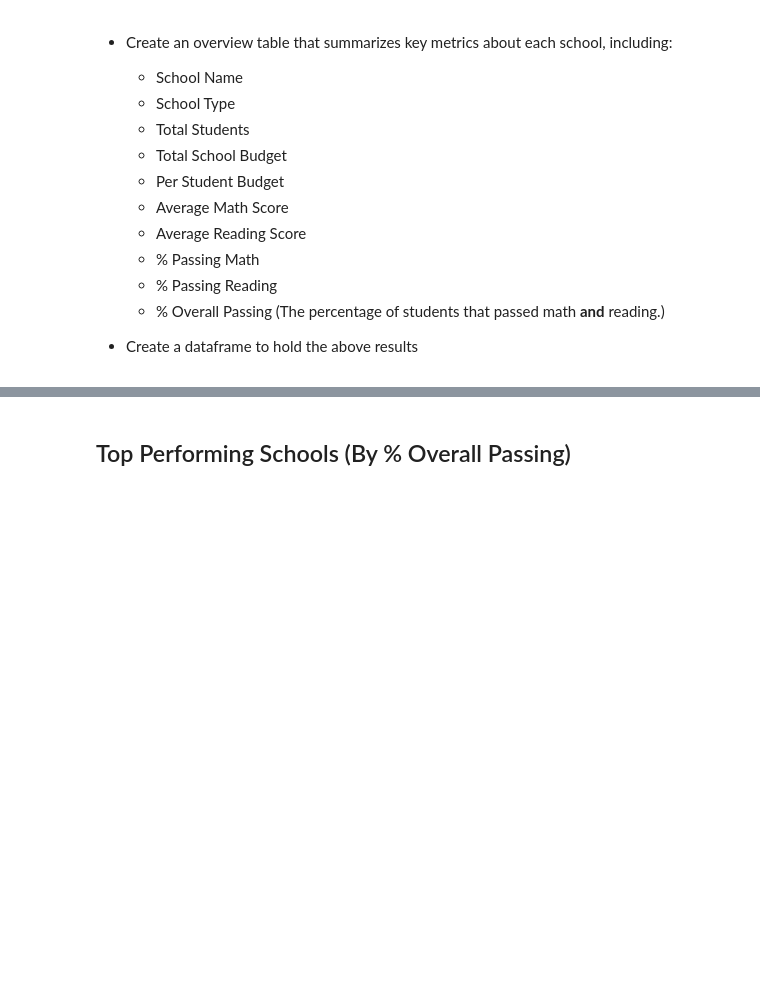
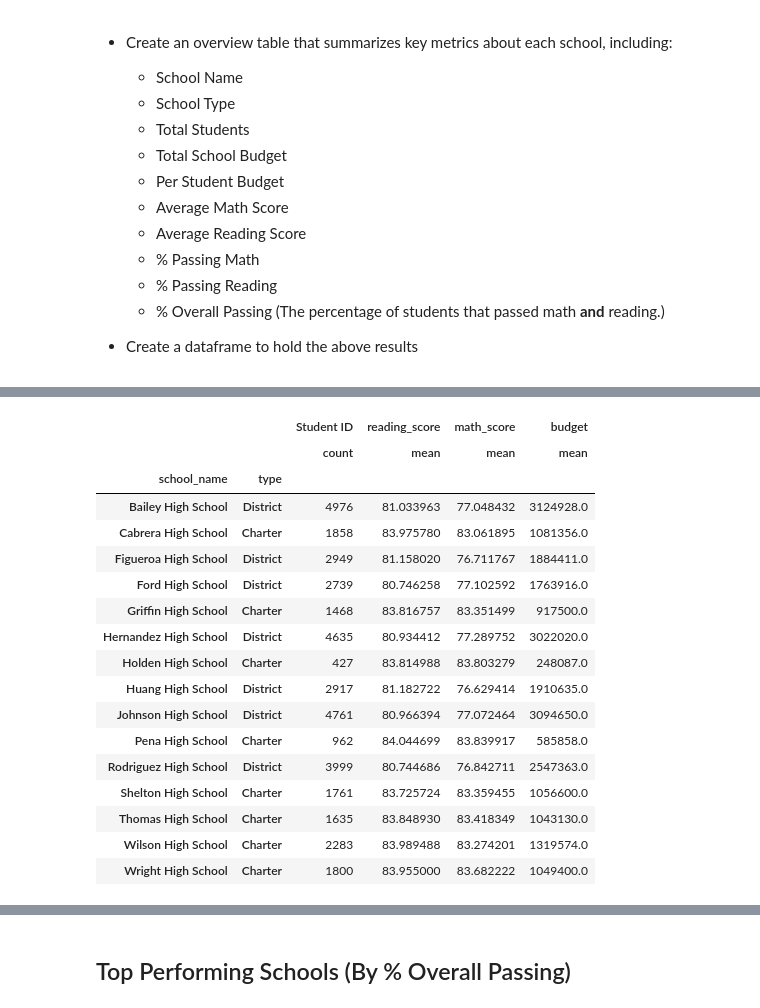
Before and after one commit to yingzi2022/pandas-challenge18531383, a Jupyter notebook: Instructions/PyCitySchools/PyCitySchools_Homework-Ying.ipynb, the cells around one changed output, grey strips where cells are left out. Drawn from its saved outputs; the diff is of its cells as text; code cells hidden in the pictures; blank space fills up the shorter version.

Commit message:
UPDATE the school jupyter Notebook

```diff
--- a/Instructions/PyCitySchools/PyCitySchools_Homework-Ying.ipynb
+++ b/Instructions/PyCitySchools/PyCitySchools_Homework-Ying.ipynb
@@ -162,0 +147,6 @@ df3_math70_read70_percentage
+# %%
+# extract columns to generate total count and average calculation
+columns_1 = ['school_name','type','Student ID', 'student_name',
+       'reading_score', 'math_score', 'budget']
+df_1 = school_data_complete.loc[:,columns_1]
+df_1
@@ -162,0 +181,4 @@ df3_math70_read70_percentage
+# %%
+# method - use groupby and aggregate
+student = df_1.groupby(['school_name','type']).agg(['count','mean','sum'])
+student.columns
@@ -162,0 +199,26 @@ df3_math70_read70_percentage
+# %%
+column2 = [(   'Student ID', 'count'),
+            ('reading_score',  'mean'),
+            (   'math_score',  'mean'),
+            (       'budget',  'sum')]
+student = student.loc[:,column2]
+student
+# %% [output]
+|  |  | Student ID | reading_score | math_score | budget |
+|  |  | count | mean | mean | mean |
+| school_name | type |  |  |  |  |
+| Bailey High School | District | 4976 | 81.033963 | 77.048432 | 3124928.0 |
+| Cabrera High School | Charter | 1858 | 83.975780 | 83.061895 | 1081356.0 |
+| Figueroa High School | District | 2949 | 81.158020 | 76.711767 | 1884411.0 |
+| Ford High School | District | 2739 | 80.746258 | 77.102592 | 1763916.0 |
+| Griffin High School | Charter | 1468 | 83.816757 | 83.351499 | 917500.0 |
+| Hernandez High School | District | 4635 | 80.934412 | 77.289752 | 3022020.0 |
+| Holden High School | Charter | 427 | 83.814988 | 83.803279 | 248087.0 |
+| Huang High School | District | 2917 | 81.182722 | 76.629414 | 1910635.0 |
+| Johnson High School | District | 4761 | 80.966394 | 77.072464 | 3094650.0 |
+| Pena High School | Charter | 962 | 84.044699 | 83.839917 | 585858.0 |
+| Rodriguez High School | District | 3999 | 80.744686 | 76.842711 | 2547363.0 |
+| Shelton High School | Charter | 1761 | 83.725724 | 83.359455 | 1056600.0 |
+| Thomas High School | Charter | 1635 | 83.848930 | 83.418349 | 1043130.0 |
+| Wilson High School | Charter | 2283 | 83.989488 | 83.274201 | 1319574.0 |
+| Wright High School | Charter | 1800 | 83.955000 | 83.682222 | 1049400.0 |
```
Also changed, not shown: parts of 21 cells of this notebook.
